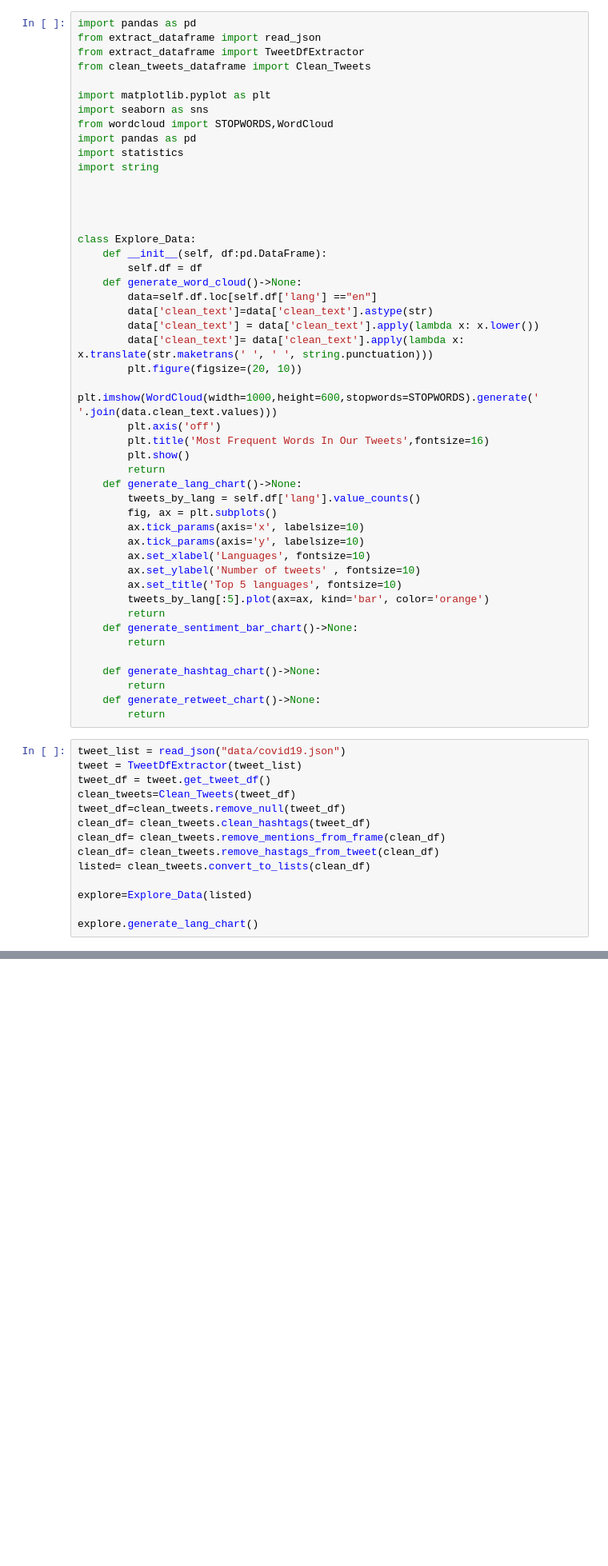
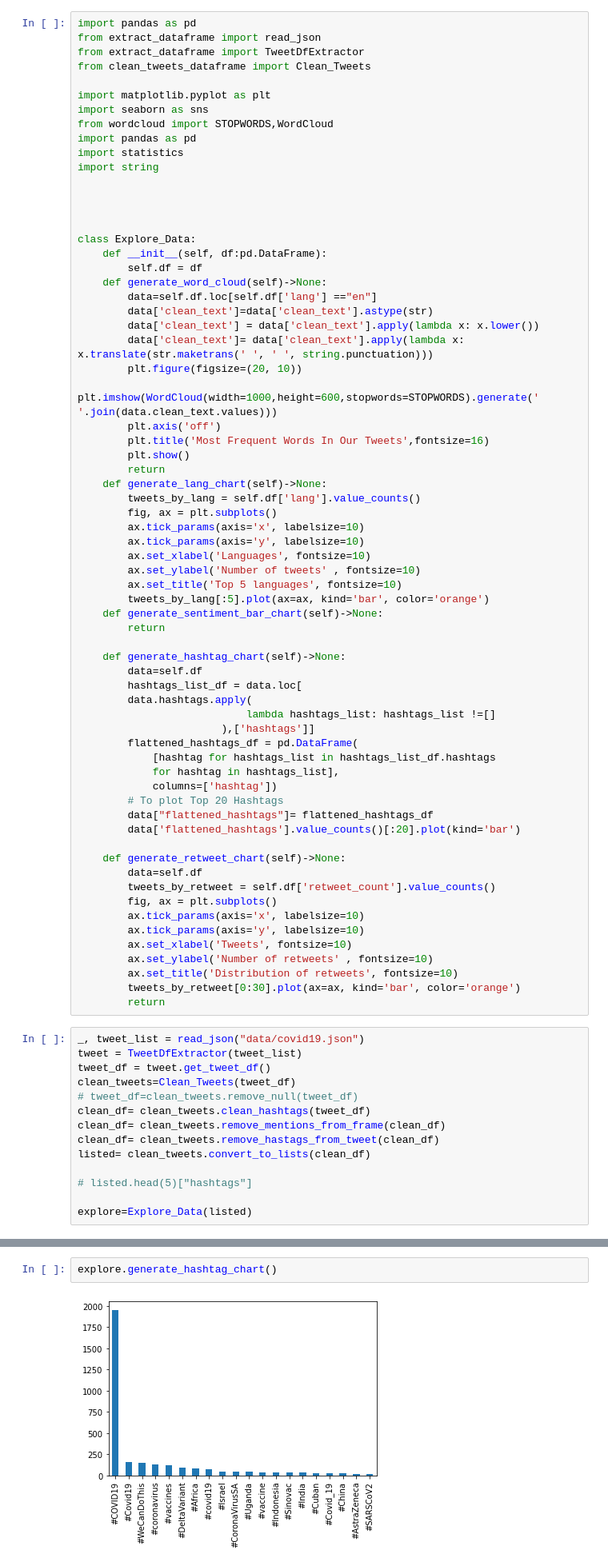
Before and after one commit to SameC137/10-Academy-Batch-4---Week-0-Task-5, a Jupyter notebook: explore_tweet_data.ipynb, the cells around one changed output, grey strips where cells are left out. Shown: that part at 80% size. Drawn from its saved outputs; the diff is of its cells as text; blank space fills up the shorter version.

Commit message:
Add some visualizations, edit cleaning and extraction

```diff
--- a/explore_tweet_data.ipynb
+++ b/explore_tweet_data.ipynb
@@ -17,7 +17,7 @@ import string
 class Explore_Data:
     def __init__(self, df:pd.DataFrame):
         self.df = df
-    def generate_word_cloud()->None:
+    def generate_word_cloud(self)->None:
         data=self.df.loc[self.df['lang'] =="en"]
         data['clean_text']=data['clean_text'].astype(str)
         data['clean_text'] = data['clean_text'].apply(lambda x: x.lower())
@@ -28,7 +28,7 @@ class Explore_Data:
         plt.title('Most Frequent Words In Our Tweets',fontsize=16)
         plt.show()
         return
-    def generate_lang_chart()->None:
+    def generate_lang_chart(self)->None:
         tweets_by_lang = self.df['lang'].value_counts()
         fig, ax = plt.subplots()
         ax.tick_params(axis='x', labelsize=10)
@@ -37,26 +37,46 @@ class Explore_Data:
         ax.set_ylabel('Number of tweets' , fontsize=10)
         ax.set_title('Top 5 languages', fontsize=10)
         tweets_by_lang[:5].plot(ax=ax, kind='bar', color='orange')
-        return
-    def generate_sentiment_bar_chart()->None:
+    def generate_sentiment_bar_chart(self)->None:
         return
 
-    def generate_hashtag_chart()->None:
+    def generate_hashtag_chart(self)->None:
+        data=self.df
+        hashtags_list_df = data.loc[
+        data.hashtags.apply(
+                           lambda hashtags_list: hashtags_list !=[]
+                       ),['hashtags']]
+        flattened_hashtags_df = pd.DataFrame(
+            [hashtag for hashtags_list in hashtags_list_df.hashtags
+            for hashtag in hashtags_list],
+            columns=['hashtag'])
+        # To plot Top 20 Hashtags
+        data["flattened_hashtags"]= flattened_hashtags_df
+        data['flattened_hashtags'].value_counts()[:20].plot(kind='bar')
+
+    def generate_retweet_chart(self)->None:
+        data=self.df
+        tweets_by_retweet = self.df['retweet_count'].value_counts()
+        fig, ax = plt.subplots()
+        ax.tick_params(axis='x', labelsize=10)
+        ax.tick_params(axis='y', labelsize=10)
+        ax.set_xlabel('Tweets', fontsize=10)
+        ax.set_ylabel('Number of retweets' , fontsize=10)
+        ax.set_title('Distribution of retweets', fontsize=10)
+        tweets_by_retweet[0:30].plot(ax=ax, kind='bar', color='orange')
         return
-    def generate_retweet_chart()->None:
-        return
 # %%
-tweet_list = read_json("data/covid19.json")
+_, tweet_list = read_json("data/covid19.json")
 tweet = TweetDfExtractor(tweet_list)
 tweet_df = tweet.get_tweet_df()
 clean_tweets=Clean_Tweets(tweet_df)
-tweet_df=clean_tweets.remove_null(tweet_df)
+# tweet_df=clean_tweets.remove_null(tweet_df)
 clean_df= clean_tweets.clean_hashtags(tweet_df)
 clean_df= clean_tweets.remove_mentions_from_frame(clean_df)
 clean_df= clean_tweets.remove_hastags_from_tweet(clean_df)
 listed= clean_tweets.convert_to_lists(clean_df)
 
+# listed.head(5)["hashtags"]
+
 explore=Explore_Data(listed)
-
-explore.generate_lang_chart()
 # %% [output]
@@ -63,0 +84,4 @@ TypeError: 'int' object is not subscriptable
+# %%
+explore.generate_hashtag_chart()
+# %% [output]
+[figure, added]
```
Also changed, not shown: parts of 3 cells of this notebook, 2 other files.
